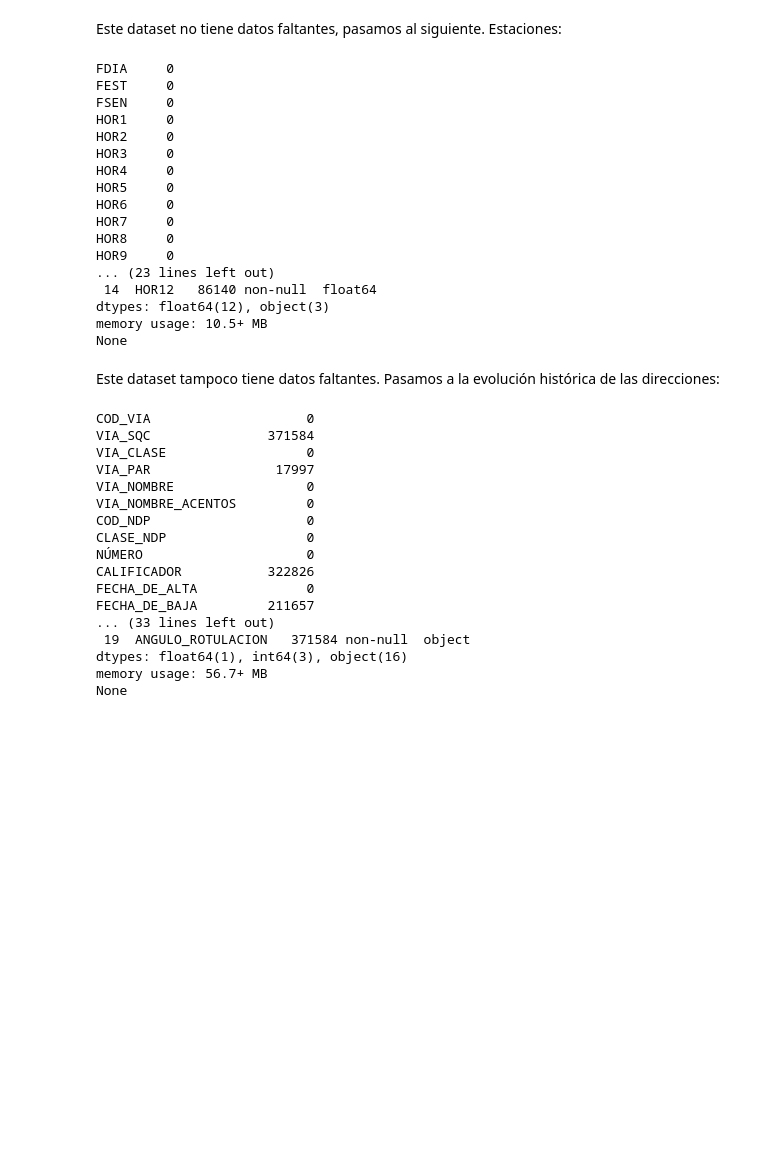
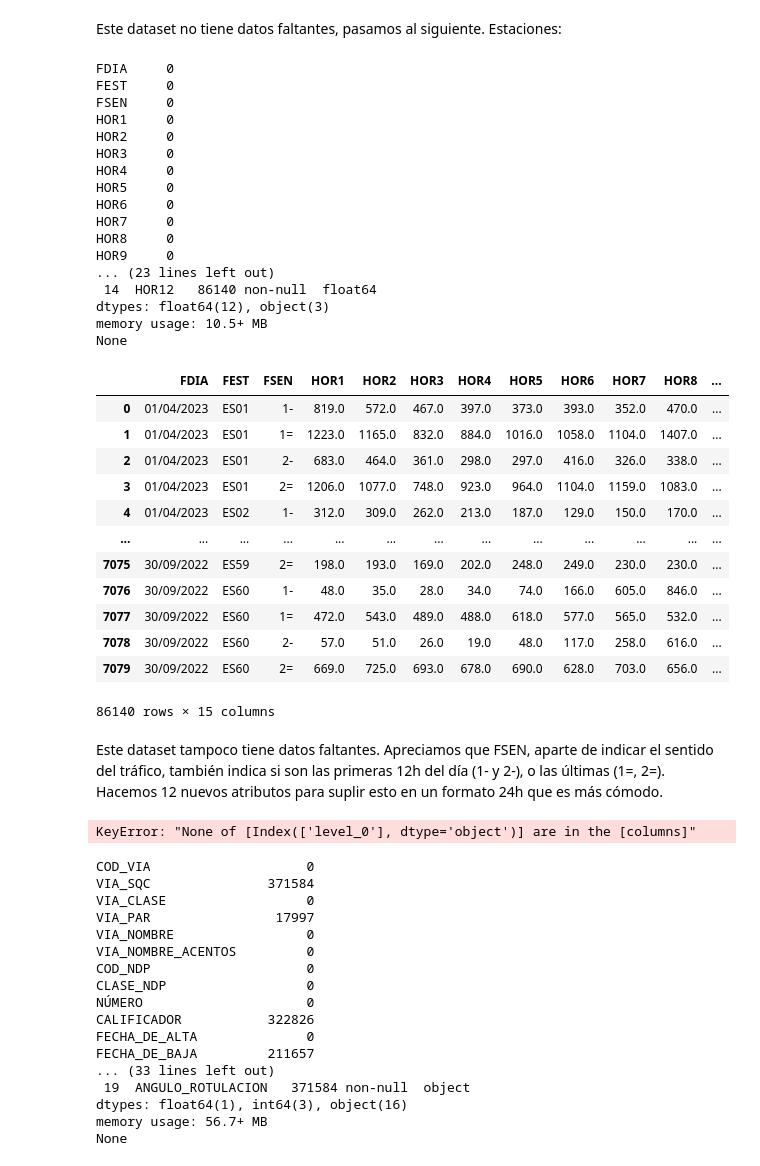
Before and after one commit to paula-gomezlucas/POD, a Jupyter notebook: CuadernoV1.ipynb, the cells around one changed output. Saved outputs shown, nothing was run; the diff lists cells and outputs as text; code cells hidden in the pictures; blank space fills up the shorter version.

```diff
--- a/CuadernoV1.ipynb
+++ b/CuadernoV1.ipynb
@@ -278,0 +317,2 @@ data_loader.data['datasets/accidentalidad']['TIPO_VEHICULO'] = data_loader.data[
+# %%
+data_loader.data['datasets/accidentalidad']["POSITIVA_ALCOHOL"] = data_loader.data['datasets/accidentalidad'].groupby(['RANGO_EDAD','SEXO','LESIVIDAD'])['POSITIVA_ALCOHOL'].transform(lambda x: x.fillna(x.mode()[0] if not x.mode().empty                                                                                                        else "Empty"))
@@ -279,3 +321,5 @@ data_loader.data['datasets/accidentalidad']['TIPO_VEHICULO'] = data_loader.data[
+# %%
+data_loader.data['datasets/accidentalidad']["TIPO_PERSONA"] = data_loader.data['datasets/accidentalidad'].groupby(['RANGO_EDAD','LESIVIDAD'])['TIPO_PERSONA'].transform(lambda x: x.fillna(x.mode()[0] if not x.mode().empty                                                                                                        else "Empty"))
 # %%
 data_loader.get_info('datasets/accidentalidad')
 # %% [output]
@@ -322,26 +366,84 @@ None
 Este dataset no tiene datos faltantes, pasamos al siguiente. Estaciones:
 # %%
 data_loader.get_info('datasets/estaciones')
+data_loader.data['datasets/estaciones']
 # %% [output]
 FDIA     0
 FEST     0
 FSEN     0
 HOR1     0
 HOR2     0
 HOR3     0
 HOR4     0
 HOR5     0
 HOR6     0
 HOR7     0
 HOR8     0
 HOR9     0
 ... (23 lines left out)
  14  HOR12   86140 non-null  float64
 dtypes: float64(12), object(3)
 memory usage: 10.5+ MB
 None
+|  | FDIA | FEST | FSEN | HOR1 | HOR2 | HOR3 | HOR4 | HOR5 | HOR6 | HOR7 | HOR8 | ... |
+| 0 | 01/04/2023 | ES01 | 1- | 819.0 | 572.0 | 467.0 | 397.0 | 373.0 | 393.0 | 352.0 | 470.0 | ... |
+| 1 | 01/04/2023 | ES01 | 1= | 1223.0 | 1165.0 | 832.0 | 884.0 | 1016.0 | 1058.0 | 1104.0 | 1407.0 | ... |
+| 2 | 01/04/2023 | ES01 | 2- | 683.0 | 464.0 | 361.0 | 298.0 | 297.0 | 416.0 | 326.0 | 338.0 | ... |
+| 3 | 01/04/2023 | ES01 | 2= | 1206.0 | 1077.0 | 748.0 | 923.0 | 964.0 | 1104.0 | 1159.0 | 1083.0 | ... |
+| 4 | 01/04/2023 | ES02 | 1- | 312.0 | 309.0 | 262.0 | 213.0 | 187.0 | 129.0 | 150.0 | 170.0 | ... |
+| ... | ... | ... | ... | ... | ... | ... | ... | ... | ... | ... | ... | ... |
+| 7075 | 30/09/2022 | ES59 | 2= | 198.0 | 193.0 | 169.0 | 202.0 | 248.0 | 249.0 | 230.0 | 230.0 | ... |
+| 7076 | 30/09/2022 | ES60 | 1- | 48.0 | 35.0 | 28.0 | 34.0 | 74.0 | 166.0 | 605.0 | 846.0 | ... |
+| 7077 | 30/09/2022 | ES60 | 1= | 472.0 | 543.0 | 489.0 | 488.0 | 618.0 | 577.0 | 565.0 | 532.0 | ... |
+| 7078 | 30/09/2022 | ES60 | 2- | 57.0 | 51.0 | 26.0 | 19.0 | 48.0 | 117.0 | 258.0 | 616.0 | ... |
+| 7079 | 30/09/2022 | ES60 | 2= | 669.0 | 725.0 | 693.0 | 678.0 | 690.0 | 628.0 | 703.0 | 656.0 | ... |
+86140 rows × 15 columns
 # %% [markdown]
-Este dataset tampoco tiene datos faltantes. Pasamos a la evolución histórica de las direcciones:
+Este dataset tampoco tiene datos faltantes. Apreciamos que FSEN, aparte de indicar el sentido del tráfico, también indica si son las primeras 12h del día (1- y 2-), o las últimas (1=, 2=). Hacemos 12 nuevos atributos para suplir esto en un formato 24h que es más cómodo.
+# %%
+# Convert 'date' column to datetime if it's not already
+data_loader.data['datasets/estaciones']['FDIA'] = pd.to_datetime(data_loader.data['datasets/estaciones']['FDIA'], format='mixed', dayfirst=True)
+
+df = data_loader.data['datasets/estaciones']
+
+# Create a mask for rows where FSEN starts with '1' or '2'
+mask = df['FSEN'].str.startswith(('1', '2'))
+
+# Split the FSEN values into direction and hour parts
+df[['FSEN_direction', 'FSEN_hour']] = df['FSEN'].str.extract(r'(\d)([=-])')
+
+# Parse FSEN_hour to boolean values
+df['FSEN_hour_bool'] = df['FSEN'].str.endswith('=')
+
+# Create new columns HOR13 through HOR24 and set them initially as NaN
+df[['HOR13', 'HOR14', 'HOR15', 'HOR16', 'HOR17', 'HOR18', 'HOR19', 'HOR20',
+    'HOR21', 'HOR22', 'HOR23', 'HOR24']] = pd.DataFrame([[float('nan')]*12], index=df.index)
+
+# Group by FEST, FDIA, and FSEN_number (first character of FSEN)
+grouped = df[mask].groupby(['FEST', 'FDIA', df[mask]['FSEN'].str[0]])
+
+# Get the indices of rows that satisfy the merging condition
+merge_indices = grouped.apply(lambda x: len(x) > 1).reset_index().loc[:, ['level_0']].values.flatten()
+
+# Update new columns based on conditions using vectorized operations
+fest_values = df.loc[merge_indices, 'FEST']
+fdia_values = df.loc[merge_indices, 'FDIA']
+fsen_numbers = df.loc[merge_indices, 'FSEN'].str[0]
+fsen_hours = df.loc[merge_indices, 'FSEN_hour']
+
+# Update the new columns based on the conditions using vectorized operations
+df.loc[mask, f'HOR{df["FSEN_hour_bool"].astype(int) + 12}'] = df.loc[mask, 'FEST']
+
+hor_columns = [f'HOR{fsen_hours + 12}']
+df.loc[merge_indices.repeat(len(hor_columns)), hor_columns * len(merge_indices)] = fest_values.repeat(len(hor_columns))
+
+# Drop unnecessary columns if needed
+df.drop(['FEST', 'FDIA'], axis=1, inplace=True)
+
+# Drop unnecessary columns if needed
+df.drop(['FEST', 'FDIA'], axis=1, inplace=True)
+# %% [output]
+KeyError: "None of [Index(['level_0'], dtype='object')] are in the [columns]"
 # %%
 data_loader.get_info('DireccionesEvolucionHistorica_20231004.csv')
 # %% [output]
```
Also changed, not shown: parts of 16 cells of this notebook.
